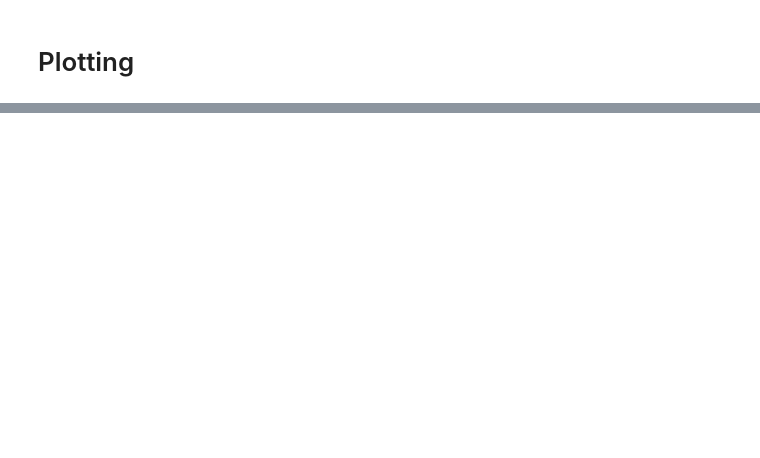
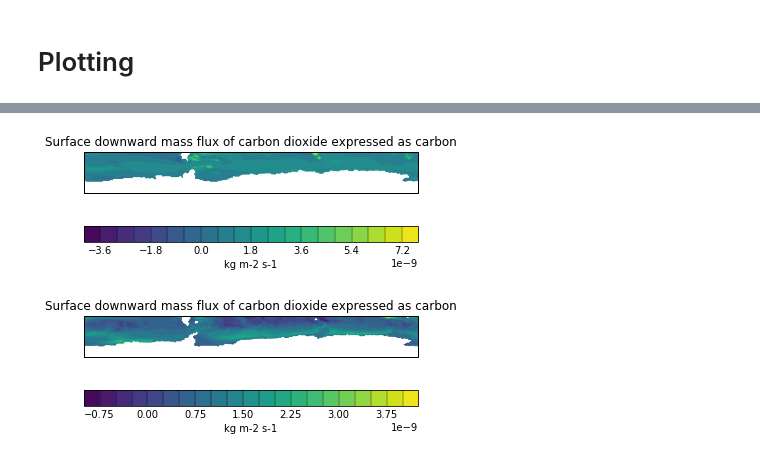
Before and after one commit to PaulHalloran/batmobile_jupyter_notebooks, a Jupyter notebook: revelle_emergent_constraint_regridded.ipynb, the cells around one changed output, grey strips where cells are left out. Cells and saved outputs as stored; diff of their text form; code cells hidden in the pictures; blank space fills up the shorter version.

```diff
--- a/revelle_emergent_constraint_regridded.ipynb
+++ b/revelle_emergent_constraint_regridded.ipynb
@@ -1526,12 +1367,0 @@ def populate_data_dict_cmip5(directory1,data_dict,model):
-# %%
-model = models_cimp5[0]
-print directory2+model+'_fgco2_'+'rcp85'+'_'+'r1i1p1'+'_Socean.nc'
-iris.load_cube(directory2+model+'_fgco2_'+'rcp85'+'_'+'r1i1p1'+'_Socean.nc')
-# %%
-for model in models_cimp5:
-    print model
-    data_dict[model]={}
-    data_dict = populate_data_dict_cmip5(directory2,data_dict,model)
-# except:
-#     grid = 'gr'
-#     data_dict = populate_data_dict(directory1,data_dict,model,grid)
@@ -1542,5 +1367,0 @@ for model in models_cimp5:
-# %%
-for model in models_cimp5:
-    print model
-    qplt.contourf(data_dict[model]['areacello'])
-    plt.show()
@@ -1593,14 +1367,0 @@ qplt.contourf(tmp2)
-# %%
-import matplotlib.gridspec as gridspec
-
-plt.figure(figsize=(30,10))
-gs = gridspec.GridSpec(len(models),1)
-for i,model in enumerate(models):
-    ax1 = plt.subplot(gs[i:i+1,0],projection=ccrs.PlateCarree())
-#     plt.contourf(data_dict[model]['revelle_factor_map'].data,21)
-    plt.contourf(data_dict[model]['fgco2_map_start'].data,21)
-    plt.colorbar()
-    plt.title(model)
-#     plt.gca().coastlines()
-
-plt.show()
@@ -1669,0 +1387,10 @@ subpolar relationship between revelle and change in CO2 flux
+# %%
+models = ['GFDL-CM4','HadGEM2-ES']
+# 'CESM1-BGC' has a very high present-day revelle favtor across much of the region
+#'CNRM-CM5' includes zeros over land in its average...
+for model in models:
+    qplt.contourf(data_dict['seaice_not_masked'][model]['fgco2_map_start'],20)
+    qplt.show()
+# %% [output]
+[figure, added]
+[figure, added]
```
Also changed, not shown: parts of 26 cells of this notebook.
